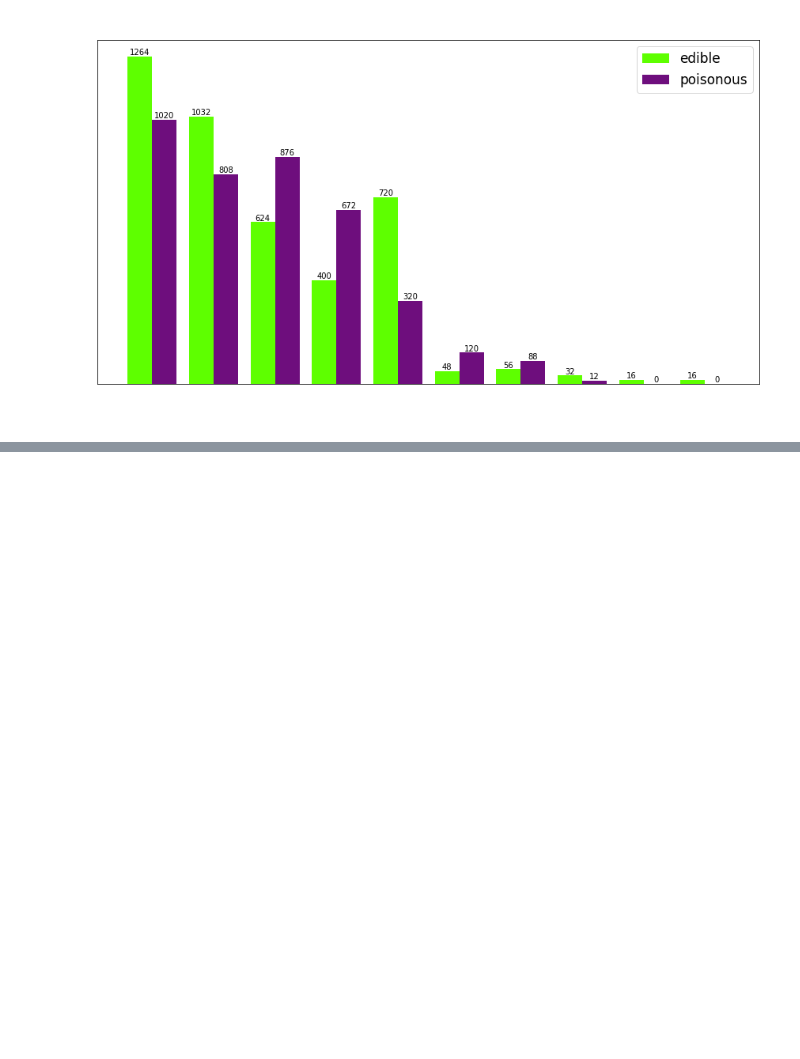
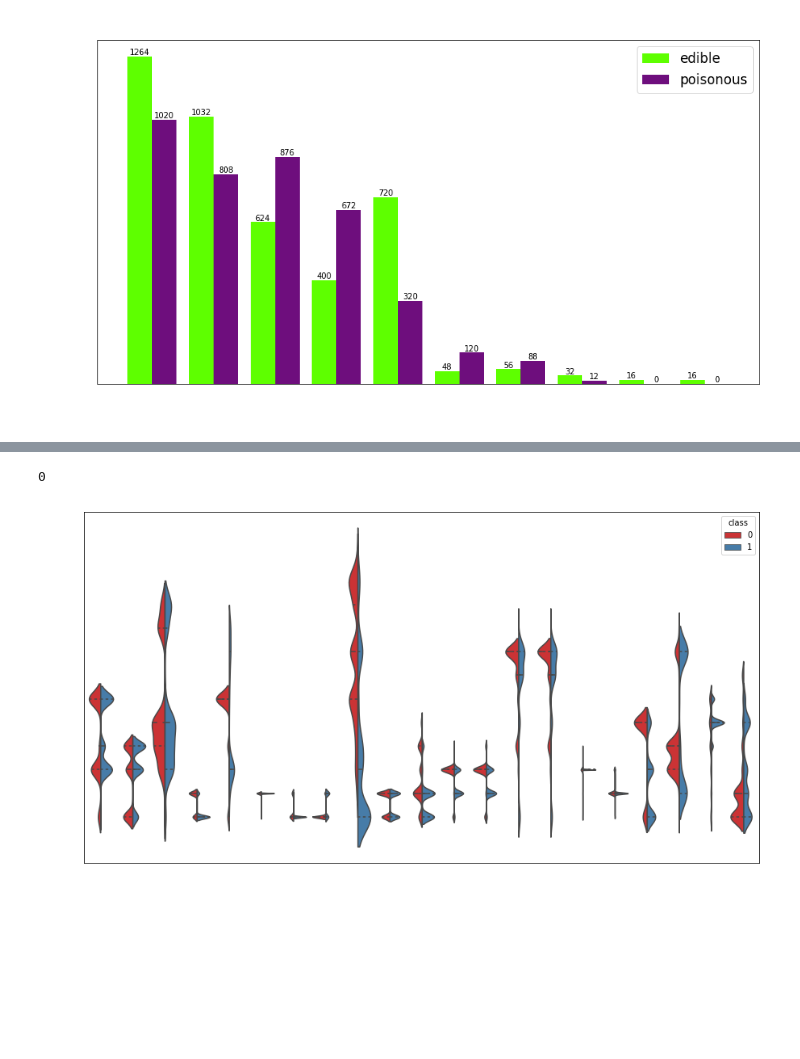
Before and after one commit to eolmez/Mushroom-Classification, a Jupyter notebook: dead_or_alive.ipynb, the cells around one changed output, grey strips where cells are left out. Drawn from its saved outputs; the diff is of its cells as text; code cells hidden in the pictures; blank space fills up the shorter version.

```diff
--- a/dead_or_alive.ipynb
+++ b/dead_or_alive.ipynb
@@ -204,8 +214,0 @@ plt.show()
-# %%
-#Datamızda ki veriler harfolduğundan bunları sayılara çevirelim
-from sklearn.preprocessing import LabelEncoder
-le=LabelEncoder()
-for col in mdata.columns:
-    mdata[col] = le.fit_transform(mdata[col])
-
-mdata.head()
@@ -260,0 +215,5 @@ array([[ 1.02971224,  0.14012794, -0.19824983, ..., -0.67019486,
+# %%
+# Verimize ön inceleme yaptığımıza göre artık modellemeye geçebiliriz.
+labelencoder=LabelEncoder()
+for column in mdata.columns:
+    mdata[column] = labelencoder.fit_transform(mdata[column])
@@ -260,0 +232,23 @@ array([[ 1.02971224,  0.14012794, -0.19824983, ..., -0.67019486,
+# %%
+#Yukarıda görüldüğü üzere 'stalk-root' eksik bir dereğere sahip '?' ve 'veil-type' ise sadece tek bir değer içeriyor. Bunu kullanmak gereksiz olduğundan kaldıralım.
+mdata = mdata.drop('veil-type', axis=1)
+# %%
+#info üzerinde görülüyor fakat eksik değer olup olmadığına bakalım
+mdata.isnull().sum().sum()
+# %% [output]
+0
+# %%
+# Verimizde en öneplana
+mdata_div = pd.melt(mdata, "class", var_name="Characteristics")
+fig, ax = plt.subplots(figsize=(15,8))
+p = sns.violinplot(ax = ax, x="Characteristics", y="value", hue="class", split = True, data=mdata_div, inner = 'quartile', palette = 'Set1')
+ax.tick_params(axis='both', labelsize=15, colors='w')
+ax.set_xlabel('Characteristics', fontsize='22', color='w')
+ax.set_ylabel('Values', fontsize=22, color='w')
+mdata_no_class = mdata.drop(["class"],axis = 1)
+p.set_xticklabels(rotation = 90, labels = list(mdata_no_class.columns))
+plt.show()
+
+#Grafiğimizi çizdirdikten sonra en öne çıkan
+# %% [output]
+[figure, added]
```
Also changed, not shown: parts of 33 cells of this notebook.
